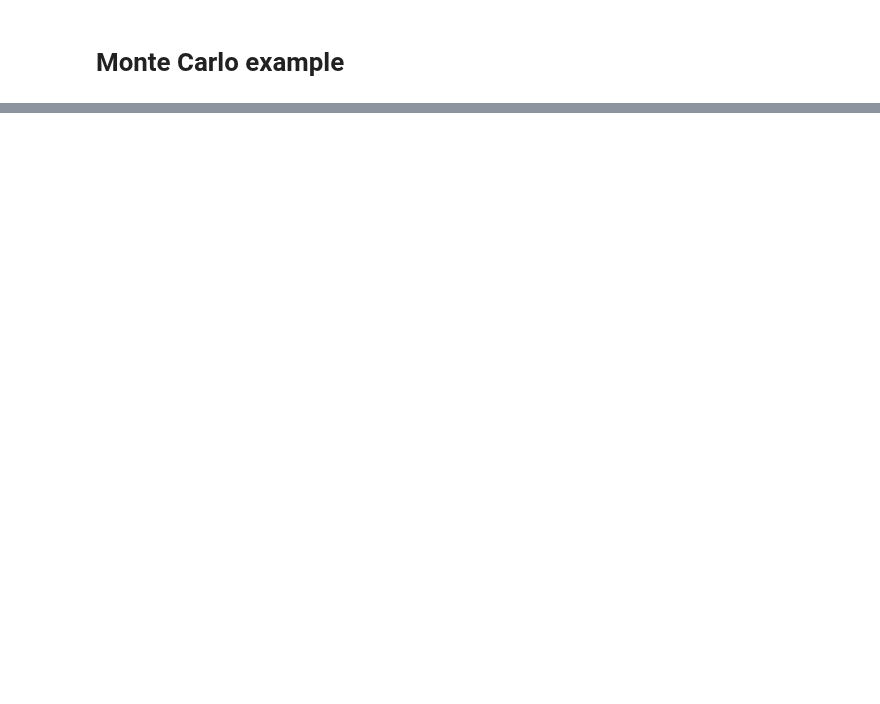
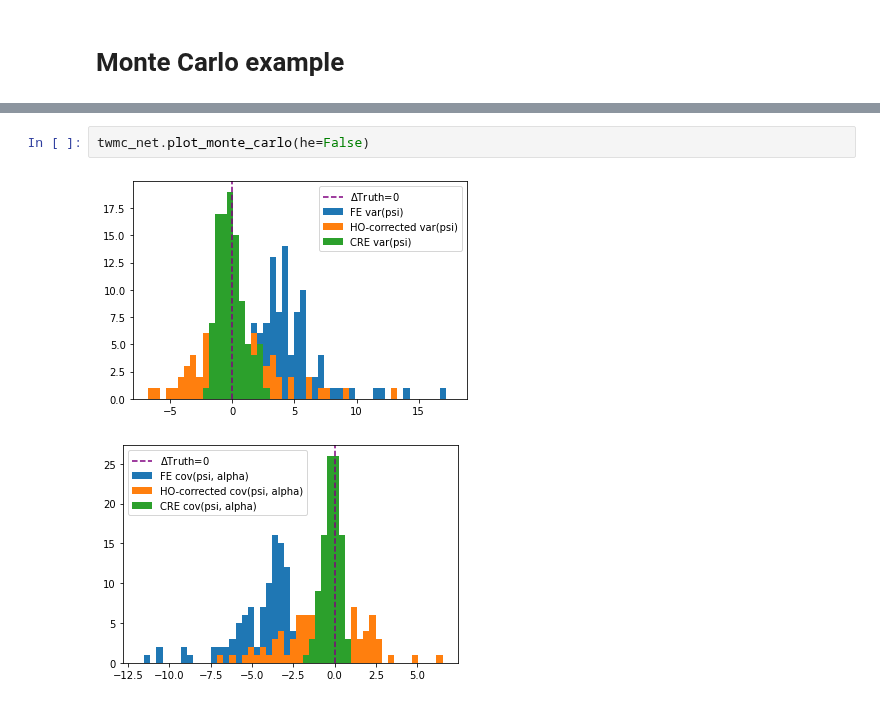
Before and after one commit to tlamadon/pytwoway, a Jupyter notebook: docs/source/notebooks/monte_carlo_example.ipynb, the cells around one changed output, grey strips where cells are left out. Saved outputs shown, nothing was run; the diff lists cells and outputs as text; blank space fills up the shorter version.

```diff
--- a/docs/source/notebooks/monte_carlo_example.ipynb
+++ b/docs/source/notebooks/monte_carlo_example.ipynb
@@ -153,0 +81,5 @@ twmc_net.plot_monte_carlo()
+# %%
+twmc_net.plot_monte_carlo(he=False)
+# %% [output]
+[figure, added]
+[figure, added]
```
Also changed, not shown: parts of 17 cells of this notebook, 6 other files.
